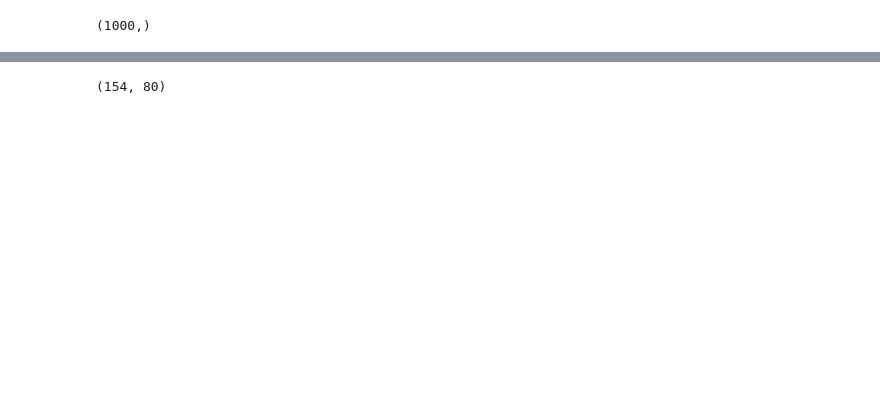
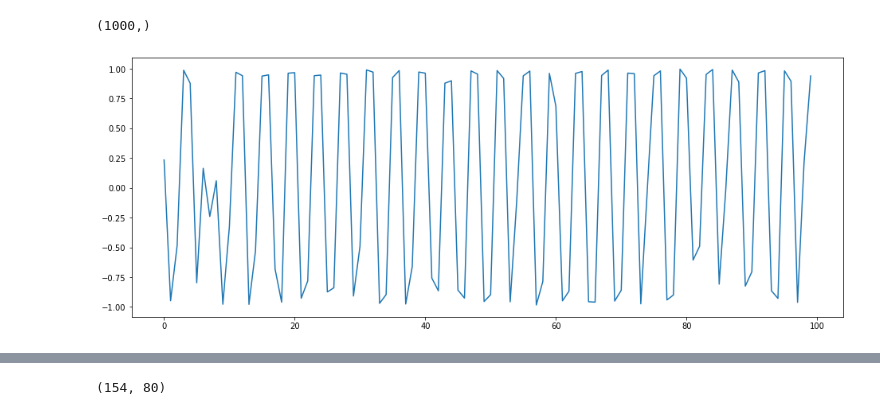
Before and after one commit to Mary-Kul/fourier_rl, a Jupyter notebook: notebooks/rollout example.ipynb, the cells around one changed output, grey strips where cells are left out. Saved outputs shown, nothing was run; the diff lists cells and outputs as text; code cells hidden in the pictures; blank space fills up the shorter version.

```diff
--- a/notebooks/rollout example.ipynb
+++ b/notebooks/rollout example.ipynb
@@ -33,7 +52,7 @@ eval_env = NormalizedBoxEnv(HalfCheetahEnv())
 # with open('../rlkit_master/data/name-of-experiment/name-of-experiment_2019_11_21_15_29_55_0000--s-0/itr_0.pkl', 'rb') as f:
 #     agent = pickle.load(f)
 # %%
-agent = torch.load('../rlkit_master/data/name-of-experiment/name-of-experiment_2019_11_22_14_30_29_0000--s-0/itr_2999.pkl')
+agent = torch.load('../rlkit_master/data/name-of-experiment/name-of-experiment_2019_11_22_14_30_29_0000--s-0/itr_1000.pkl')
 # %%
 agent = agent['trainer/policy']
 # %%
@@ -50,3 +69,15 @@ act_num = 4
 rollout_dict['actions'][:,act_num].shape
 # %% [output]
 (1000,)
+# %%
+plt.figure(figsize=(16, 6))
+# ax = sns.lineplot(x=[i for i in range(100)], y=rollout_dict['actions'][:,0][:100])
+# ax = sns.lineplot(x=[i for i in range(100)], y=rollout_dict['actions'][:,1][:100])
+# ax = sns.lineplot(x=[i for i in range(100)], y=rollout_dict['actions'][:,2][:100])
+# ax = sns.lineplot(x=[i for i in range(100)], y=rollout_dict['actions'][:,3][:100])
+ax = sns.lineplot(x=[i for i in range(100)], y=rollout_dict['actions'][:,4][:100])
+# ax = sns.lineplot(x=[i for i in range(100)], y=rollout_dict['actions'][:,5][:100])
+
+plt.show()
+# %% [output]
+[figure, added]
```
Also changed, not shown: parts of 31 cells of this notebook, 1 other file.
